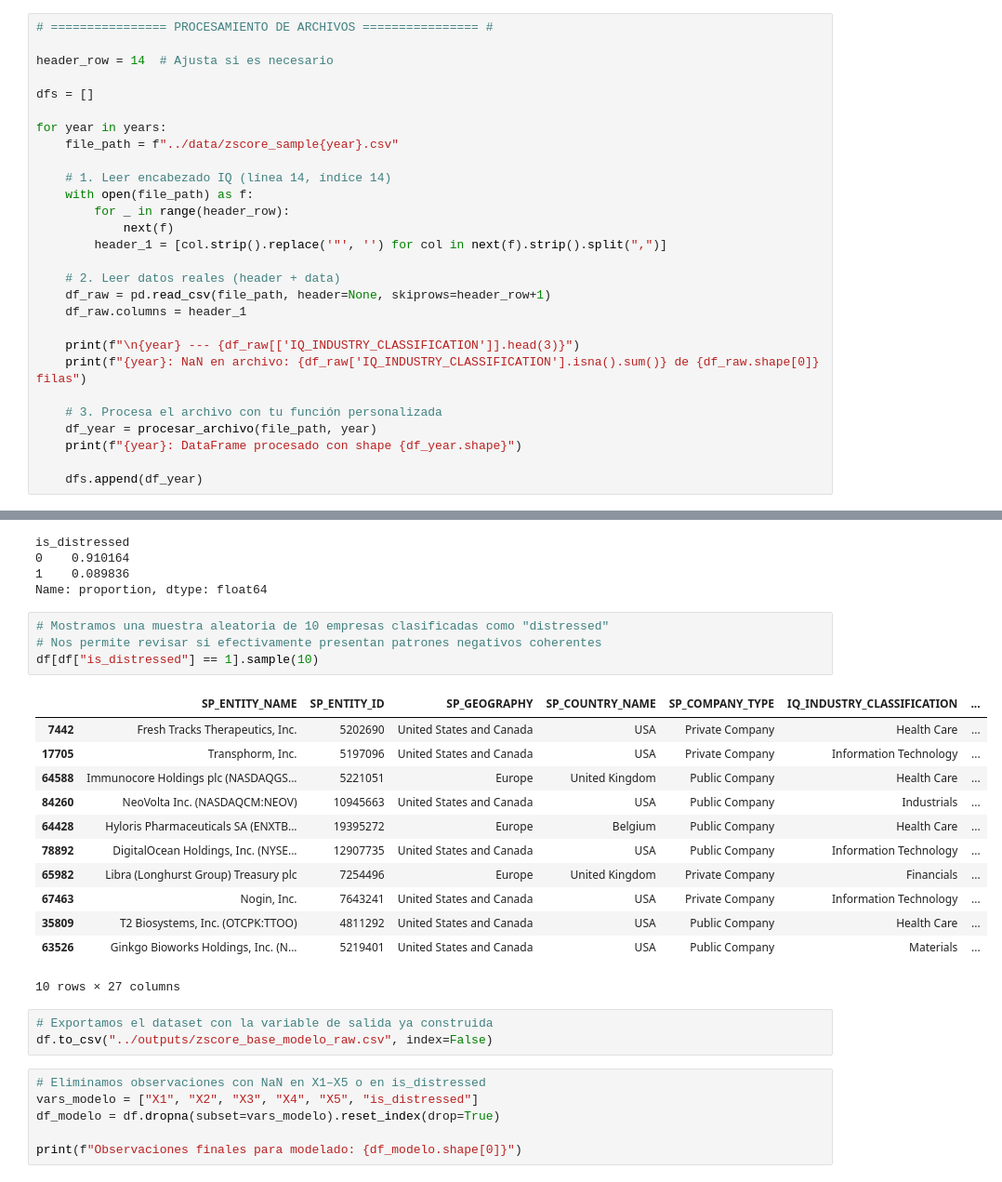
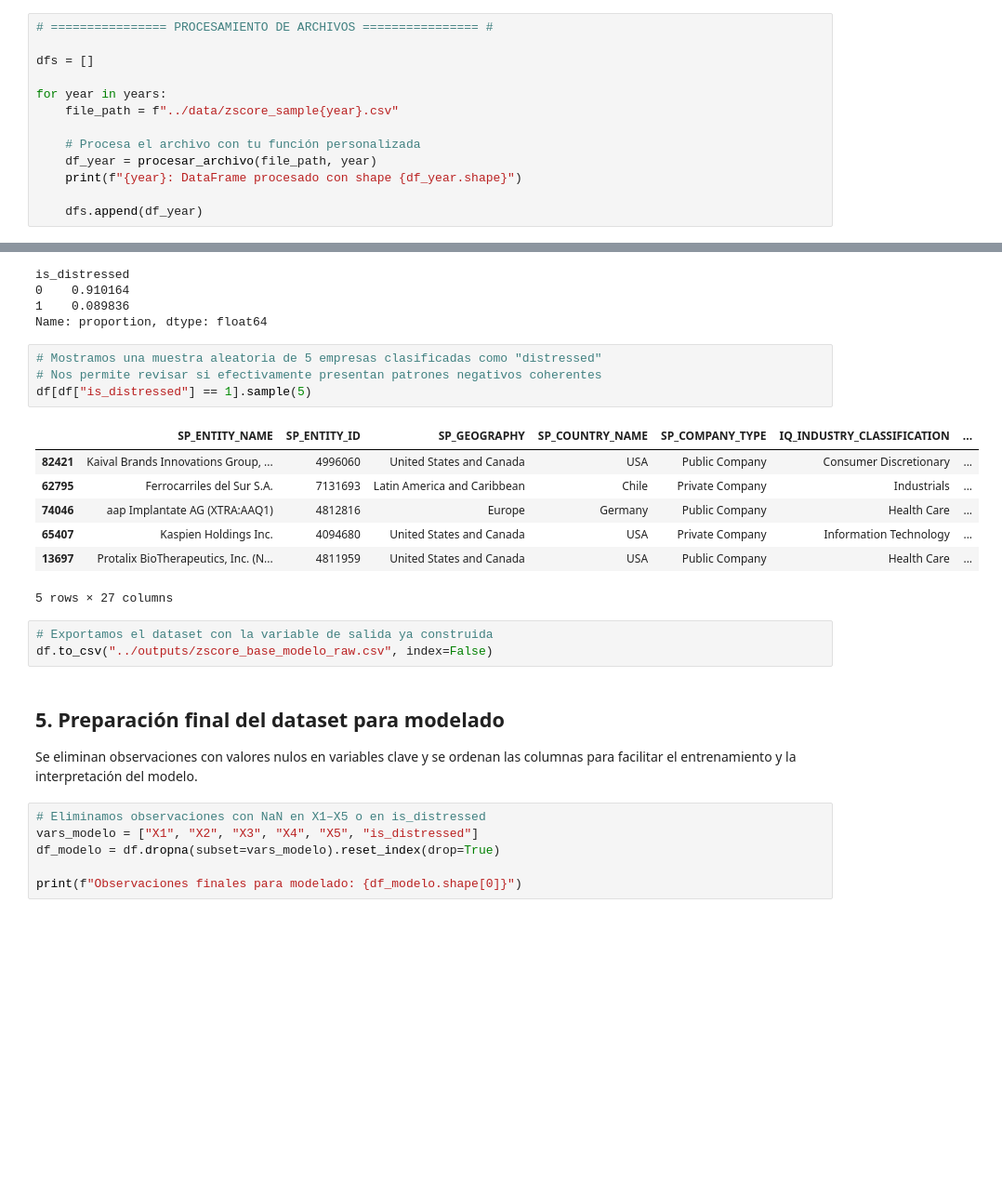
Before and after one commit to daniel4data/zscore-creditrisk, a Jupyter notebook: notebooks/exploracion_zscore.ipynb, the cells around one changed output, grey strips where cells are left out. Shown at 93% size. Cells and saved outputs as stored; diff of their text form; blank space fills up the shorter version.

Commit message:
Actualización final de notebook y README para versión estable

```diff
--- a/notebooks/exploracion_zscore.ipynb
+++ b/notebooks/exploracion_zscore.ipynb
@@ -23,27 +42,12 @@ years = [2019, 2020, 2021, 2022, 2023]
 # %%
 # ================ PROCESAMIENTO DE ARCHIVOS ================ #
-
-header_row = 14  # Ajusta si es necesario
 
 dfs = []
 
 for year in years:
     file_path = f"../data/zscore_sample{year}.csv"
 
-    # 1. Leer encabezado IQ (línea 14, índice 14)
-    with open(file_path) as f:
-        for _ in range(header_row):
-            next(f)
-        header_1 = [col.strip().replace('"', '') for col in next(f).strip().split(",")]
-
-    # 2. Leer datos reales (header + data)
-    df_raw = pd.read_csv(file_path, header=None, skiprows=header_row+1)
-    df_raw.columns = header_1
-
-    print(f"\n{year} --- {df_raw[['IQ_INDUSTRY_CLASSIFICATION']].head(3)}")
-    print(f"{year}: NaN en archivo: {df_raw['IQ_INDUSTRY_CLASSIFICATION'].isna().sum()} de {df_raw.shape[0]} filas")
-
-    # 3. Procesa el archivo con tu función personalizada
+    # Procesa el archivo con tu función personalizada
     df_year = procesar_archivo(file_path, year)
     print(f"{year}: DataFrame procesado con shape {df_year.shape}")
 
@@ -360,25 +362,24 @@ is_distressed
 1    0.089836
 Name: proportion, dtype: float64
 # %%
-# Mostramos una muestra aleatoria de 10 empresas clasificadas como "distressed"
+# Mostramos una muestra aleatoria de 5 empresas clasificadas como "distressed"
 # Nos permite revisar si efectivamente presentan patrones negativos coherentes
-df[df["is_distressed"] == 1].sample(10)
+df[df["is_distressed"] == 1].sample(5)
 # %% [output]
 |  | SP_ENTITY_NAME | SP_ENTITY_ID | SP_GEOGRAPHY | SP_COUNTRY_NAME | SP_COMPANY_TYPE | IQ_INDUSTRY_CLASSIFICATION | ... |
-| 7442 | Fresh Tracks Therapeutics, Inc. | 5202690 | United States and Canada | USA | Private Company | Health Care | ... |
-| 17705 | Transphorm, Inc. | 5197096 | United States and Canada | USA | Private Company | Information Technology | ... |
-| 64588 | Immunocore Holdings plc (NASDAQGS... | 5221051 | Europe | United Kingdom | Public Company | Health Care | ... |
-| 84260 | NeoVolta Inc. (NASDAQCM:NEOV) | 10945663 | United States and Canada | USA | Public Company | Industrials | ... |
-| 64428 | Hyloris Pharmaceuticals SA (ENXTB... | 19395272 | Europe | Belgium | Public Company | Health Care | ... |
-| 78892 | DigitalOcean Holdings, Inc. (NYSE... | 12907735 | United States and Canada | USA | Public Company | Information Technology | ... |
-| 65982 | Libra (Longhurst Group) Treasury plc | 7254496 | Europe | United Kingdom | Private Company | Financials | ... |
-| 67463 | Nogin, Inc. | 7643241 | United States and Canada | USA | Private Company | Information Technology | ... |
-| 35809 | T2 Biosystems, Inc. (OTCPK:TTOO) | 4811292 | United States and Canada | USA | Public Company | Health Care | ... |
-| 63526 | Ginkgo Bioworks Holdings, Inc. (N... | 5219401 | United States and Canada | USA | Public Company | Materials | ... |
+| 82421 | Kaival Brands Innovations Group, ... | 4996060 | United States and Canada | USA | Public Company | Consumer Discretionary | ... |
+| 62795 | Ferrocarriles del Sur S.A. | 7131693 | Latin America and Caribbean | Chile | Private Company | Industrials | ... |
+| 74046 | aap Implantate AG (XTRA:AAQ1) | 4812816 | Europe | Germany | Public Company | Health Care | ... |
+| 65407 | Kaspien Holdings Inc. | 4094680 | United States and Canada | USA | Private Company | Information Technology | ... |
+| 13697 | Protalix BioTherapeutics, Inc. (N... | 4811959 | United States and Canada | USA | Public Company | Health Care | ... |
-10 rows × 27 columns
+5 rows × 27 columns
 # %%
 # Exportamos el dataset con la variable de salida ya construida
 df.to_csv("../outputs/zscore_base_modelo_raw.csv", index=False)
+# %% [markdown]
+## 5. Preparación final del dataset para modelado
+
+Se eliminan observaciones con valores nulos en variables clave y se ordenan las columnas para facilitar el entrenamiento y la interpretación del modelo.
 # %%
 # Eliminamos observaciones con NaN en X1–X5 o en is_distressed
 vars_modelo = ["X1", "X2", "X3", "X4", "X5", "is_distressed"]
```
Also changed, not shown: parts of 37 cells of this notebook, 1 other file.
